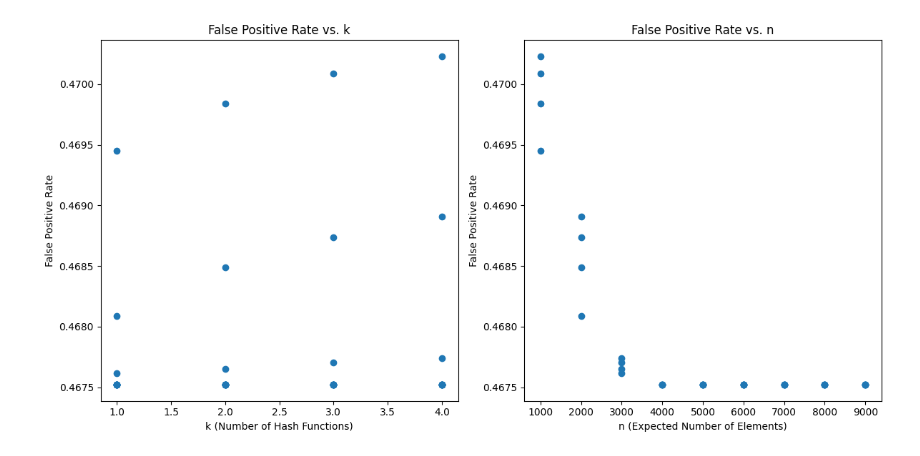
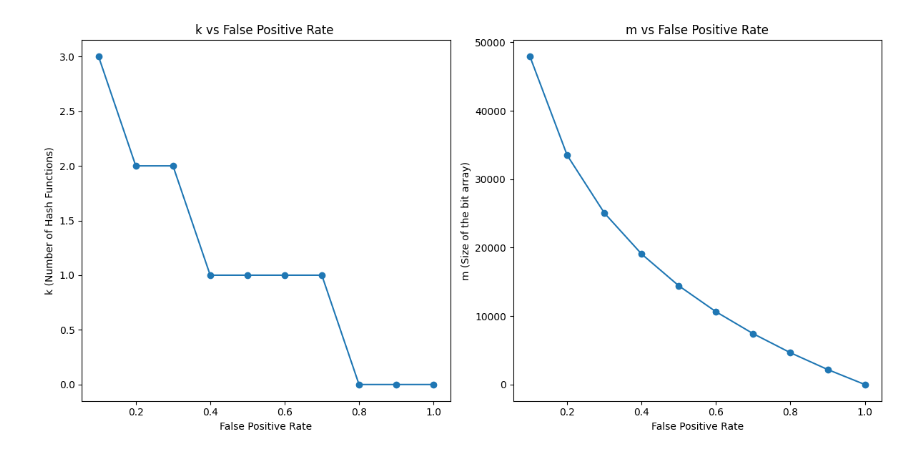
Before and after one commit to chinmayparekh/StreamingDataSystems, a Jupyter notebook: bloom/bloomFilter.ipynb, the cells around one changed output. Saved outputs shown, nothing was run; the diff lists cells and outputs as text; code cells hidden in the pictures.

Commit message:
added analysis of bloom

```diff
--- a/bloom/bloomFilter.ipynb
+++ b/bloom/bloomFilter.ipynb
@@ -92,23 +128,42 @@ def experiment_k_n(target_false_positive_rate,max_k,max_n):
+# %%
+# Experiment with different values of k and n
+def experiment_k_n(n,output_file,input_file):
+    k_values = []
+    fpr_values = []
+    m_values = []
+    best_k=1
+    best_n=1
+    ans = 1
+    for fpr in range(1, 11):
+        target_false_positive_rate=fpr*0.1
+        clear_file(output_file)
+        m,k = Bloom_Filter(input_file, output_file, n,target_false_positive_rate)
+        print(m,k)
+        k_values.append(k)
+        m_values.append(m)
+        fpr_values.append(target_false_positive_rate)
+    return k_values,fpr_values,m_values
 # %%
-
-# Generate plots
-def generate_plots(k_values, n_values, false_positive_rates):
+def generate_plots(k_values, m_values, false_positive_rates):
     plt.figure(figsize=(12, 6))
     plt.subplot(1, 2, 1)
-    plt.scatter(k_values, false_positive_rates, marker='o')
-    plt.title('False Positive Rate vs. k')
-    plt.xlabel('k (Number of Hash Functions)')
-    plt.ylabel('False Positive Rate')
+    plt.plot(false_positive_rates,k_values, marker='o')
+    plt.title('k vs False Positive Rate ')
+    plt.xlabel('False Positive Rate')
+    plt.ylabel('k (Number of Hash Functions)')
 
     plt.subplot(1, 2, 2)
-    plt.scatter(n_values, false_positive_rates, marker='o')
-    plt.title('False Positive Rate vs. n')
-    plt.xlabel('n (Expected Number of Elements)')
-    plt.ylabel('False Positive Rate')
+    plt.plot(false_positive_rates,m_values, marker='o')
+    plt.title('m vs False Positive Rate')
+    plt.xlabel('False Positive Rate')
+    plt.ylabel('m (Size of the bit array)')
 
     plt.tight_layout()
     plt.show()
 # %%
 # Call the experiment function
-k_values, n_values, false_positive_rates = experiment_k_n(0.8,5,10000)
+output_file = 'word_drop.csv'
+input_file='stream.csv'
+n=10000
+k_values, false_positive_rates,m_values = experiment_k_n(n,output_file,input_file)
 # %% [output]
@@ -132,4 +202,4 @@ The best values are k =  4  and n =  9000  and FPR =  0.46752247988641743
 # %%
-generate_plots(k_values, n_values, false_positive_rates)
+generate_plots(k_values, m_values, false_positive_rates)
 # %% [output]
-[figure, old version]
+[figure, new version]
```
Also changed, not shown: parts of 6 cells of this notebook, 2 other files.
